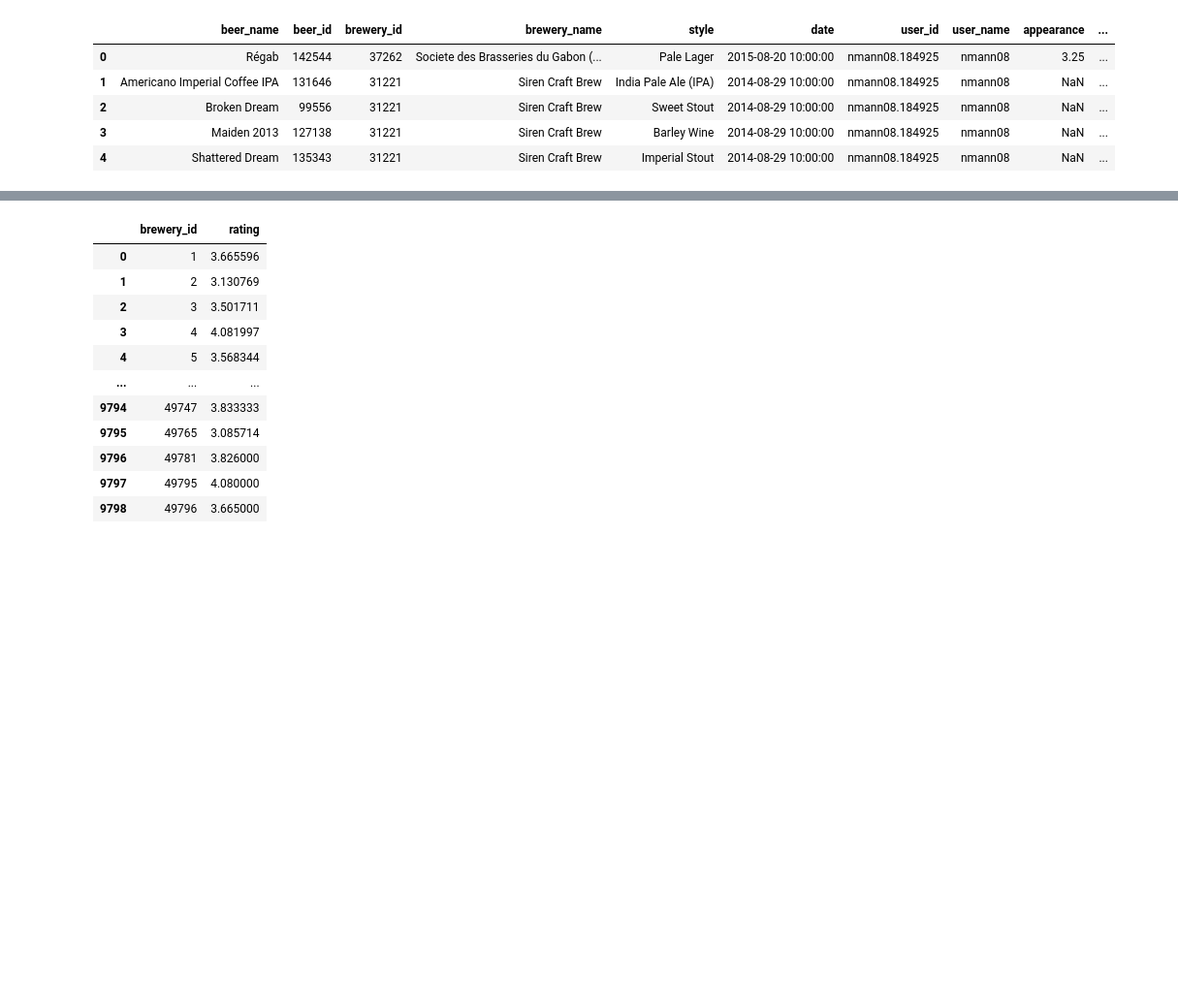
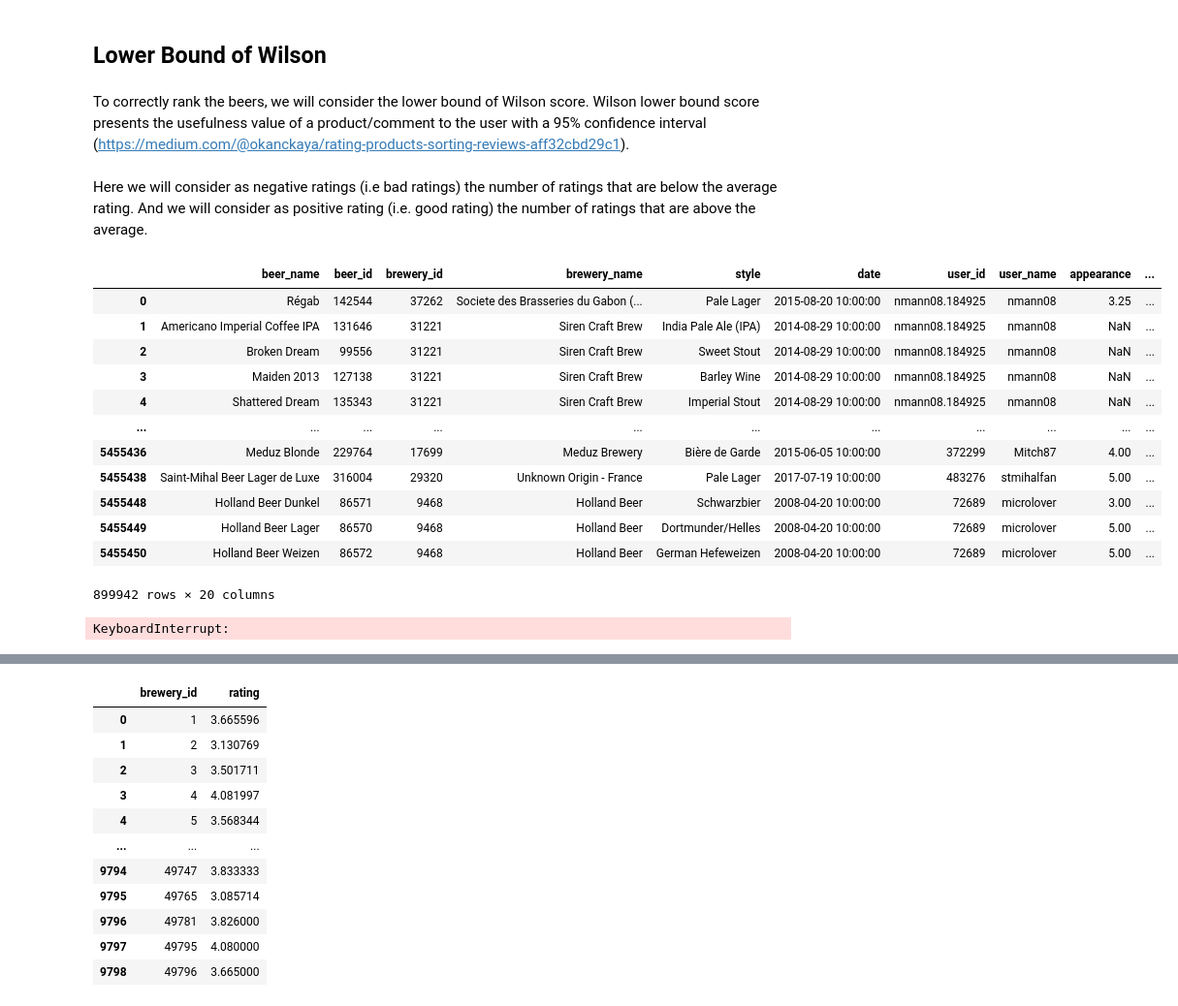
Before and after one commit to epfl-ada/ada-2023-project-datababes, a Jupyter notebook: eda_alex_location.ipynb, the cells around one changed output, grey strips where cells are left out. Shown: that part at 97% size. Saved outputs shown, nothing was run; the diff lists cells and outputs as text; code cells hidden in the pictures; blank space fills up the shorter version.

Commit message:
"implementing wilson lower bound"

```diff
--- a/eda_alex_location.ipynb
+++ b/eda_alex_location.ipynb
@@ -40,13 +34,10 @@ ratings_combined_df.head()
 # add the location from the breweries df to the ratings df
 # only add BA brewery_id to BA entries and RB brewery_id to RB entries
 ratings_combined_df = pd.merge(ratings_combined_df, breweries_combined_df[['brewery_id', 'dataset', 'location']], how='left', on=['brewery_id', 'dataset'])
-# %%
-ratings_combined_df.head()
-### CONTINUE HERE: is merge above already correct?
-# %% [output]
-|  | beer_name | beer_id | brewery_id | brewery_name | style | date | user_id | user_name | appearance | ... |
-| 0 | Régab | 142544 | 37262 | Societe des Brasseries du Gabon (... | Pale Lager | 2015-08-20 10:00:00 | nmann08.184925 | nmann08 | 3.25 | ... |
-| 1 | Americano Imperial Coffee IPA | 131646 | 31221 | Siren Craft Brew | India Pale Ale (IPA) | 2014-08-29 10:00:00 | nmann08.184925 | nmann08 | NaN | ... |
-| 2 | Broken Dream | 99556 | 31221 | Siren Craft Brew | Sweet Stout | 2014-08-29 10:00:00 | nmann08.184925 | nmann08 | NaN | ... |
-| 3 | Maiden 2013 | 127138 | 31221 | Siren Craft Brew | Barley Wine | 2014-08-29 10:00:00 | nmann08.184925 | nmann08 | NaN | ... |
-| 4 | Shattered Dream | 135343 | 31221 | Siren Craft Brew | Imperial Stout | 2014-08-29 10:00:00 | nmann08.184925 | nmann08 | NaN | ... |
+# %% [markdown]
+## Lower Bound of Wilson
+# %% [markdown]
+To correctly rank the beers, we will consider the lower bound of Wilson score.
+Wilson lower bound score presents the usefulness value of a product/comment to the user with a 95% confidence interval (https://medium.com/@okanckaya/rating-products-sorting-reviews-aff32cbd29c1).
+# %% [markdown]
+Here we will consider as negative ratings (i.e bad ratings) the number of ratings that are below the average rating. And we will consider as positive rating (i.e. good rating) the number of ratings that are above the average.
@@ -52,0 +52,16 @@ ratings_combined_df.head()
+# %%
+ratings_combined_df.groupby('beer_id').head()
+# %% [output]
+|  | beer_name | beer_id | brewery_id | brewery_name | style | date | user_id | user_name | appearance | ... |
+| 0 | Régab | 142544 | 37262 | Societe des Brasseries du Gabon (... | Pale Lager | 2015-08-20 10:00:00 | nmann08.184925 | nmann08 | 3.25 | ... |
+| 1 | Americano Imperial Coffee IPA | 131646 | 31221 | Siren Craft Brew | India Pale Ale (IPA) | 2014-08-29 10:00:00 | nmann08.184925 | nmann08 | NaN | ... |
+| 2 | Broken Dream | 99556 | 31221 | Siren Craft Brew | Sweet Stout | 2014-08-29 10:00:00 | nmann08.184925 | nmann08 | NaN | ... |
+| 3 | Maiden 2013 | 127138 | 31221 | Siren Craft Brew | Barley Wine | 2014-08-29 10:00:00 | nmann08.184925 | nmann08 | NaN | ... |
+| 4 | Shattered Dream | 135343 | 31221 | Siren Craft Brew | Imperial Stout | 2014-08-29 10:00:00 | nmann08.184925 | nmann08 | NaN | ... |
+| ... | ... | ... | ... | ... | ... | ... | ... | ... | ... | ... |
+| 5455436 | Meduz Blonde | 229764 | 17699 | Meduz Brewery | Bière de Garde | 2015-06-05 10:00:00 | 372299 | Mitch87 | 4.00 | ... |
+| 5455438 | Saint-Mihal Beer Lager de Luxe | 316004 | 29320 | Unknown Origin - France | Pale Lager | 2017-07-19 10:00:00 | 483276 | stmihalfan | 5.00 | ... |
+| 5455448 | Holland Beer Dunkel | 86571 | 9468 | Holland Beer | Schwarzbier | 2008-04-20 10:00:00 | 72689 | microlover | 3.00 | ... |
+| 5455449 | Holland Beer Lager | 86570 | 9468 | Holland Beer | Dortmunder/Helles | 2008-04-20 10:00:00 | 72689 | microlover | 5.00 | ... |
+| 5455450 | Holland Beer Weizen | 86572 | 9468 | Holland Beer | German Hefeweizen | 2008-04-20 10:00:00 | 72689 | microlover | 5.00 | ... |
+899942 rows × 20 columns
@@ -52,0 +119,8 @@ ratings_combined_df.head()
+# %%
+# compute the lower bound of the average rating for each beer
+ratings_beerGroups_df['lower_bound'] = ratings_beerGroups_df.apply(lambda row: wilson_lower_bound(row['above_average'], row['below_average']), axis=1)
+
+# sort the dataframe by the lower bound of the average rating
+ratings_beerGroups_df.sort_values(by='lower_bound', ascending=False, inplace=True)
+# %% [output]
+KeyboardInterrupt:
```
Also changed, not shown: parts of 10 cells of this notebook.
